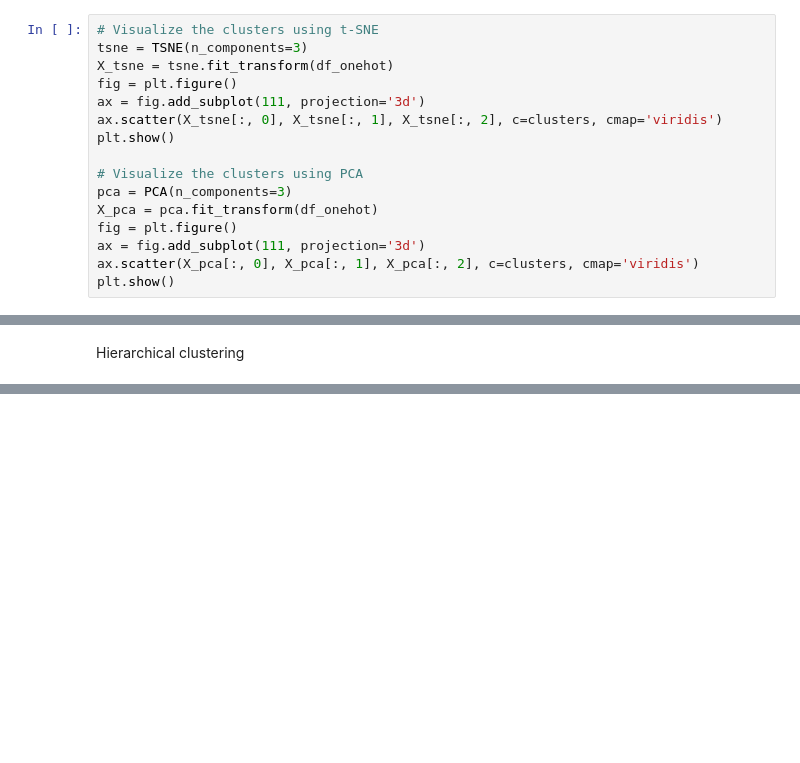
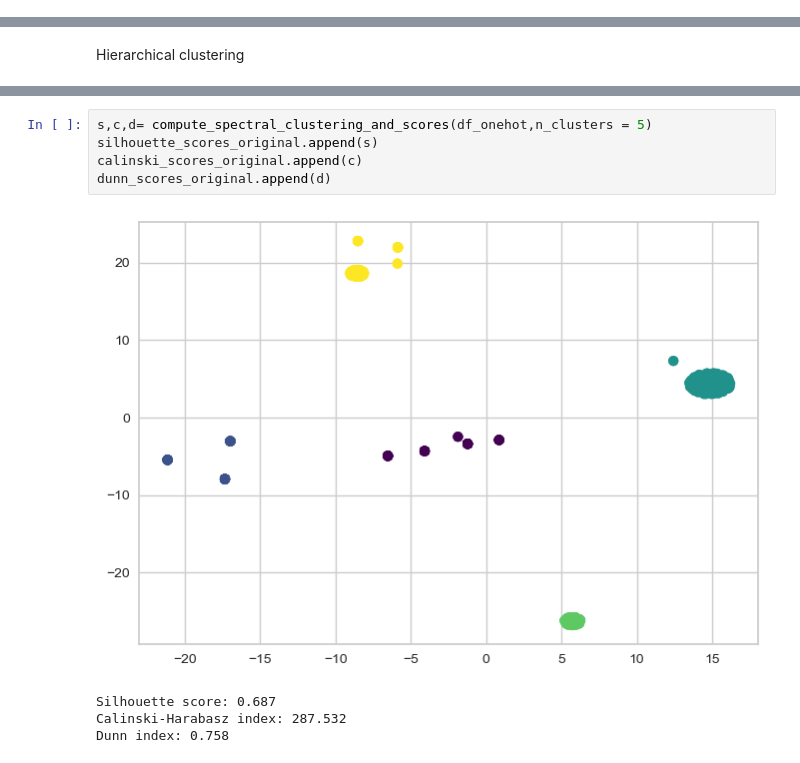
Before and after one commit to TommasoCapacci/DQ_Project_Clustering_2022, a Jupyter notebook: code/users.ipynb, the cells around one changed output, grey strips where cells are left out. Saved outputs shown, nothing was run; the diff lists cells and outputs as text; blank space fills up the shorter version.

```diff
--- a/code/users.ipynb
+++ b/code/users.ipynb
@@ -131,16 +126,0 @@ Best run was number 8
-# %%
-# Visualize the clusters using t-SNE
-tsne = TSNE(n_components=3)
-X_tsne = tsne.fit_transform(df_onehot)
-fig = plt.figure()
-ax = fig.add_subplot(111, projection='3d')
-ax.scatter(X_tsne[:, 0], X_tsne[:, 1], X_tsne[:, 2], c=clusters, cmap='viridis')
-plt.show()
-
-# Visualize the clusters using PCA
-pca = PCA(n_components=3)
-X_pca = pca.fit_transform(df_onehot)
-fig = plt.figure()
-ax = fig.add_subplot(111, projection='3d')
-ax.scatter(X_pca[:, 0], X_pca[:, 1], X_pca[:, 2], c=clusters, cmap='viridis')
-plt.show()
@@ -204,0 +224,10 @@ Dunn index: 0.754
+# %%
+s,c,d= compute_spectral_clustering_and_scores(df_onehot,n_clusters = 5)
+silhouette_scores_original.append(s)
+calinski_scores_original.append(c)
+dunn_scores_original.append(d)
+# %% [output]
+[figure, added]
+Silhouette score: 0.687
+Calinski-Harabasz index: 287.532
+Dunn index: 0.758
```
Also changed, not shown: parts of 18 cells of this notebook.
